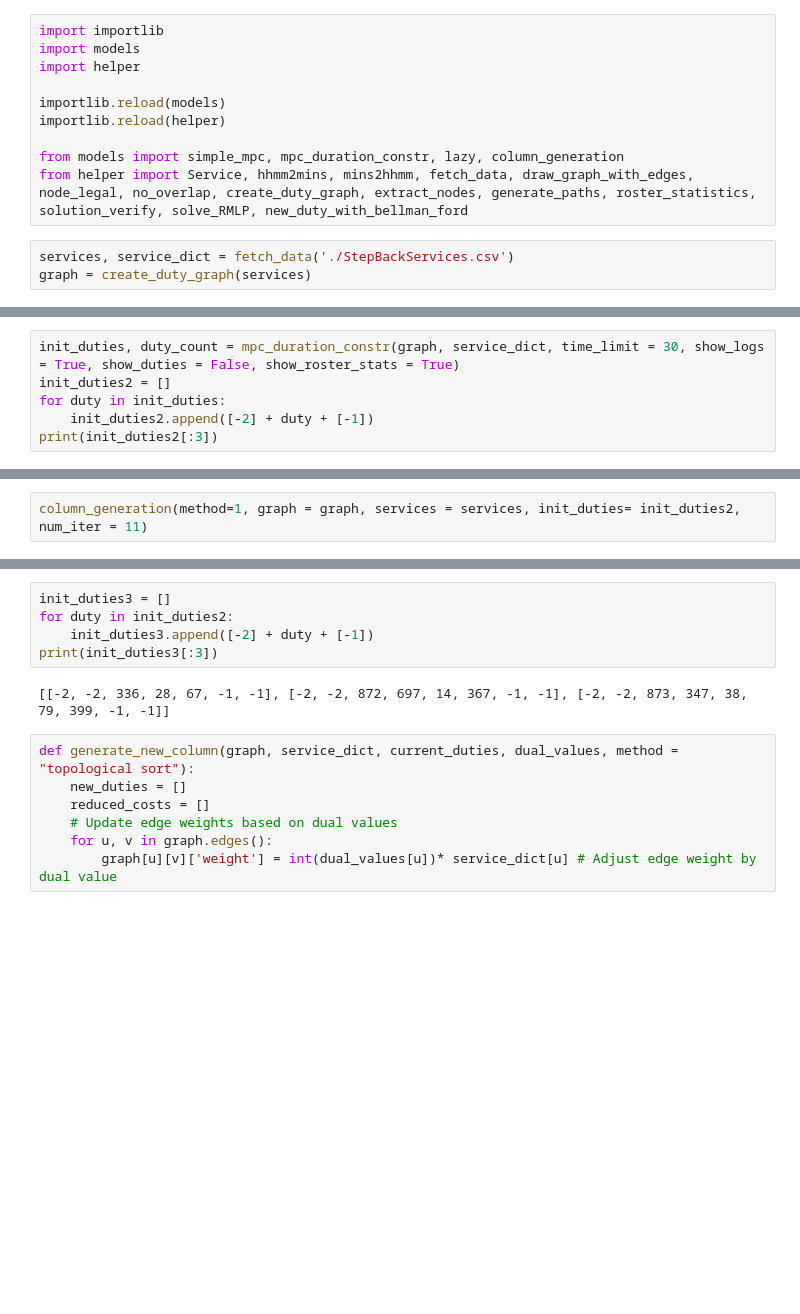
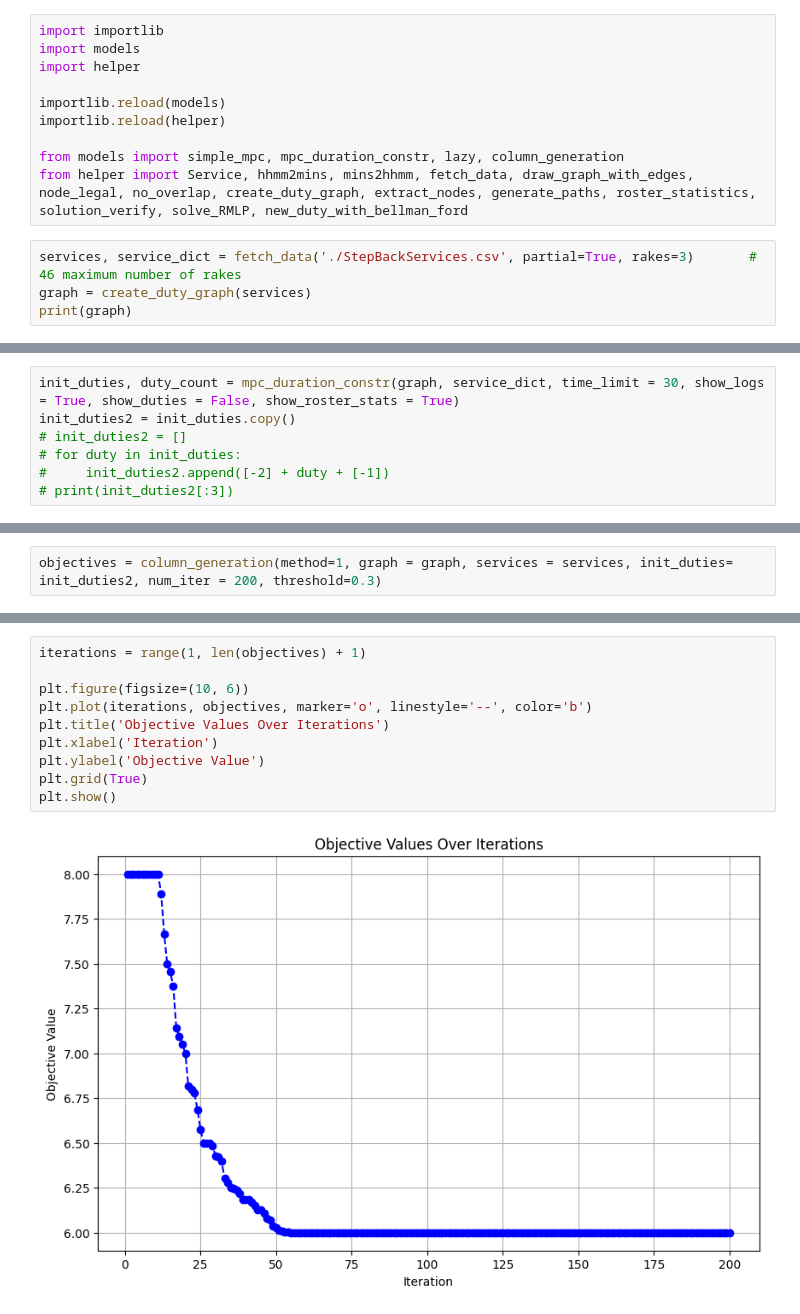
Before and after one commit to adelsakkir/DMRC_crew_scheduling, a Jupyter notebook: experiments.ipynb, the cells around one changed output, grey strips where cells are left out. Cells and saved outputs as stored; diff of their text form; blank space fills up the shorter version.

```diff
--- a/experiments.ipynb
+++ b/experiments.ipynb
@@ -22,5 +22,6 @@ importlib.reload(helper)
 from models import simple_mpc, mpc_duration_constr, lazy, column_generation
 from helper import Service, hhmm2mins, mins2hhmm, fetch_data, draw_graph_with_edges, node_legal, no_overlap, create_duty_graph, extract_nodes, generate_paths, roster_statistics, solution_verify, solve_RMLP, new_duty_with_bellman_ford
 # %%
-services, service_dict = fetch_data('./StepBackServices.csv')
+services, service_dict = fetch_data('./StepBackServices.csv', partial=True, rakes=3)       # 46 maximum number of rakes
 graph = create_duty_graph(services)
+print(graph)
@@ -27,9 +30,10 @@ graph = create_duty_graph(services)
 # %%
 init_duties, duty_count = mpc_duration_constr(graph, service_dict, time_limit = 30, show_logs = True, show_duties = False, show_roster_stats = True)
-init_duties2 = []
-for duty in init_duties:
-    init_duties2.append([-2] + duty + [-1])
-print(init_duties2[:3])
+init_duties2 = init_duties.copy()
+# init_duties2 = []
+# for duty in init_duties:
+#     init_duties2.append([-2] + duty + [-1])
+# print(init_duties2[:3])
 # %% [output]
 Set parameter Username
 Set parameter LicenseID to value 2626143
@@ -51,3 +55,3 @@ Duties with driving time more than 8hrs:  0
 # %%
-column_generation(method=1, graph = graph, services = services, init_duties= init_duties2, num_iter = 11)
+objectives = column_generation(method=1, graph = graph, services = services, init_duties= init_duties2, num_iter = 200, threshold=0.3)
 # %% [output]
@@ -71,14 +75,12 @@ Objective Value: 160.0
-# %%
-init_duties3 = []
-for duty in init_duties2:
-    init_duties3.append([-2] + duty + [-1])
-print(init_duties3[:3])
-# %% [output]
-[[-2, -2, 336, 28, 67, -1, -1], [-2, -2, 872, 697, 14, 367, -1, -1], [-2, -2, 873, 347, 38, 79, 399, -1, -1]]
-# %%
-def generate_new_column(graph, service_dict, current_duties, dual_values, method = "topological sort"):
-    new_duties = []
-    reduced_costs = []
-    # Update edge weights based on dual values
-    for u, v in graph.edges():
-        graph[u][v]['weight'] = int(dual_values[u])* service_dict[u] # Adjust edge weight by dual value
+# %%
+iterations = range(1, len(objectives) + 1)
+
+plt.figure(figsize=(10, 6))
+plt.plot(iterations, objectives, marker='o', linestyle='--', color='b')
+plt.title('Objective Values Over Iterations')
+plt.xlabel('Iteration')
+plt.ylabel('Objective Value')
+plt.grid(True)
+plt.show()
+# %% [output]
+[figure, added]
```
Also changed, not shown: parts of 4 cells of this notebook, 2 other files.
